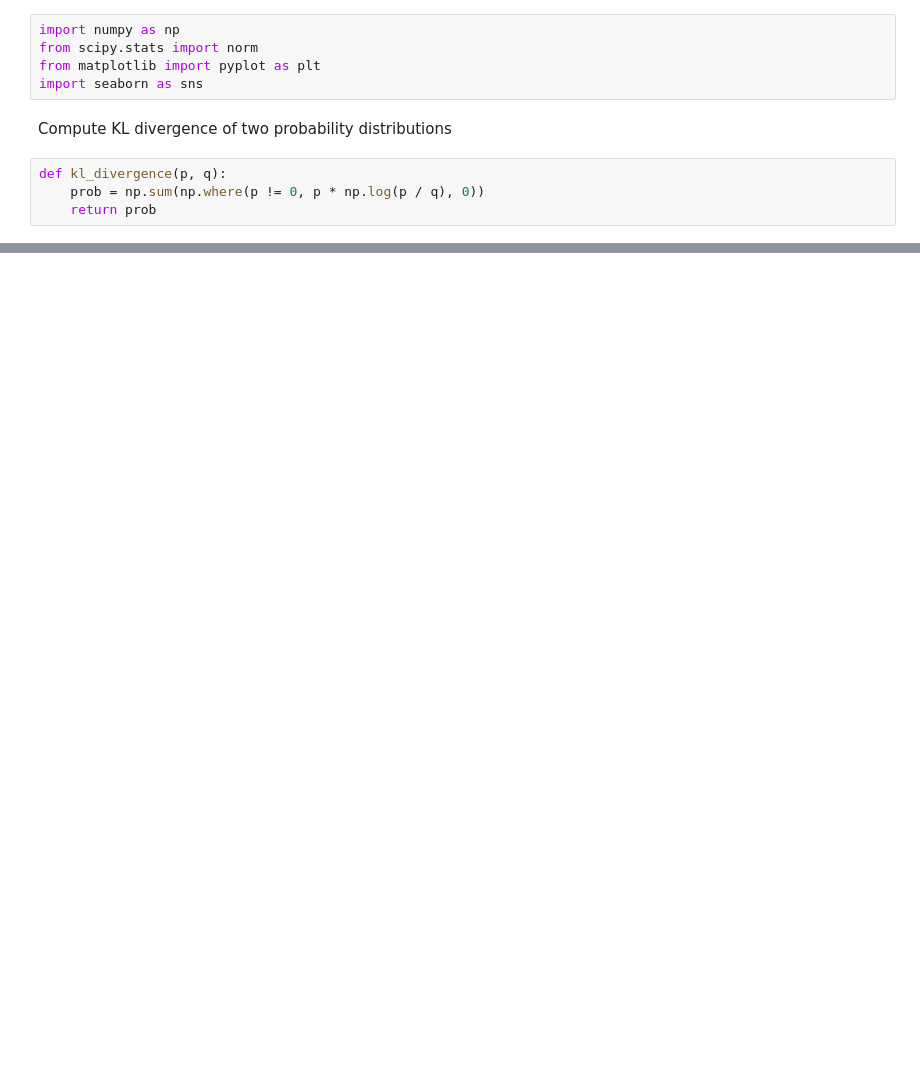
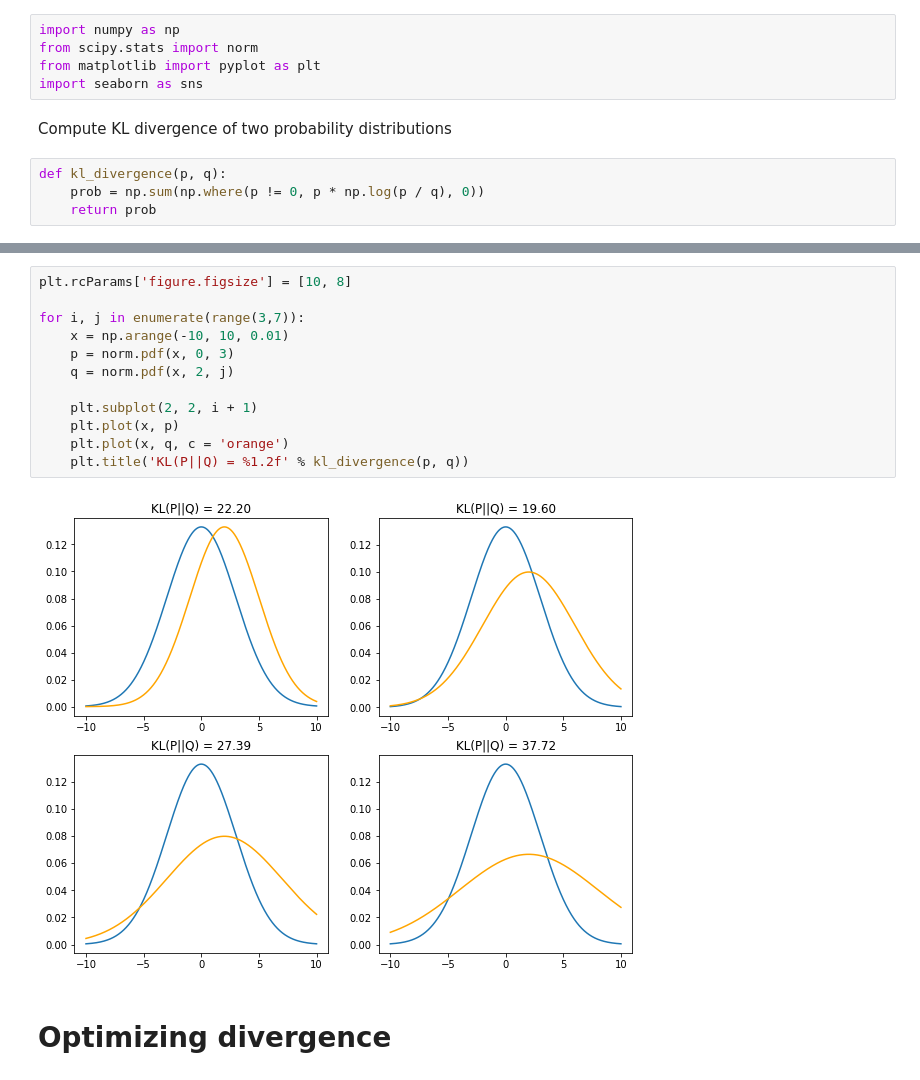
Before and after one commit to Venkat-Rajgopal/Blog-post-codes, a Jupyter notebook: Kulback-Leibler-divergence/KL-divergence.ipynb, the cells around one changed output, grey strips where cells are left out. Drawn from its saved outputs; the diff is of its cells as text; blank space fills up the shorter version.

```diff
--- a/Kulback-Leibler-divergence/KL-divergence.ipynb
+++ b/Kulback-Leibler-divergence/KL-divergence.ipynb
@@ -29,0 +32,16 @@ KL divergence : 22.204295091406212
+# %%
+plt.rcParams['figure.figsize'] = [10, 8]
+
+for i, j in enumerate(range(3,7)):
+    x = np.arange(-10, 10, 0.01)
+    p = norm.pdf(x, 0, 3)
+    q = norm.pdf(x, 2, j)
+
+    plt.subplot(2, 2, i + 1)
+    plt.plot(x, p)
+    plt.plot(x, q, c = 'orange')
+    plt.title('KL(P||Q) = %1.2f' % kl_divergence(p, q))
+# %% [output]
+[figure, added]
+# %% [markdown]
+# Optimizing divergence
```
Also changed, not shown: parts of 7 cells of this notebook.
